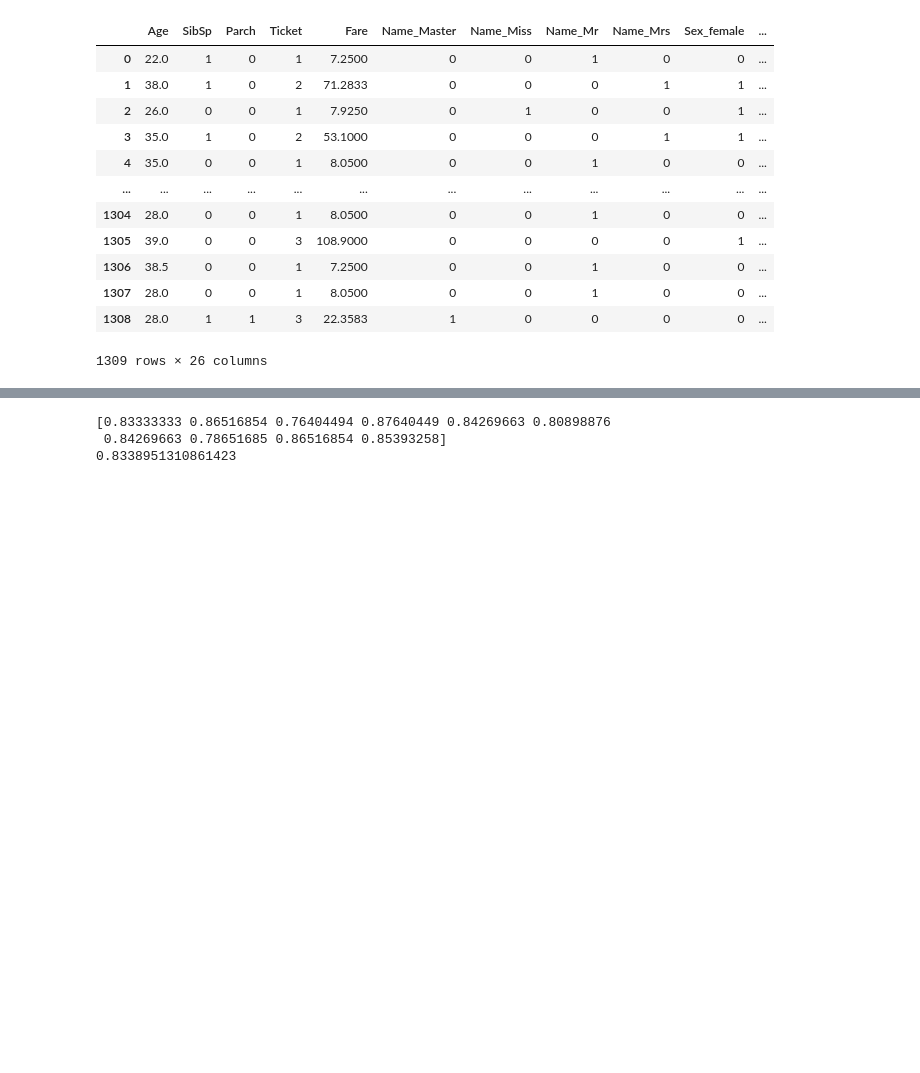
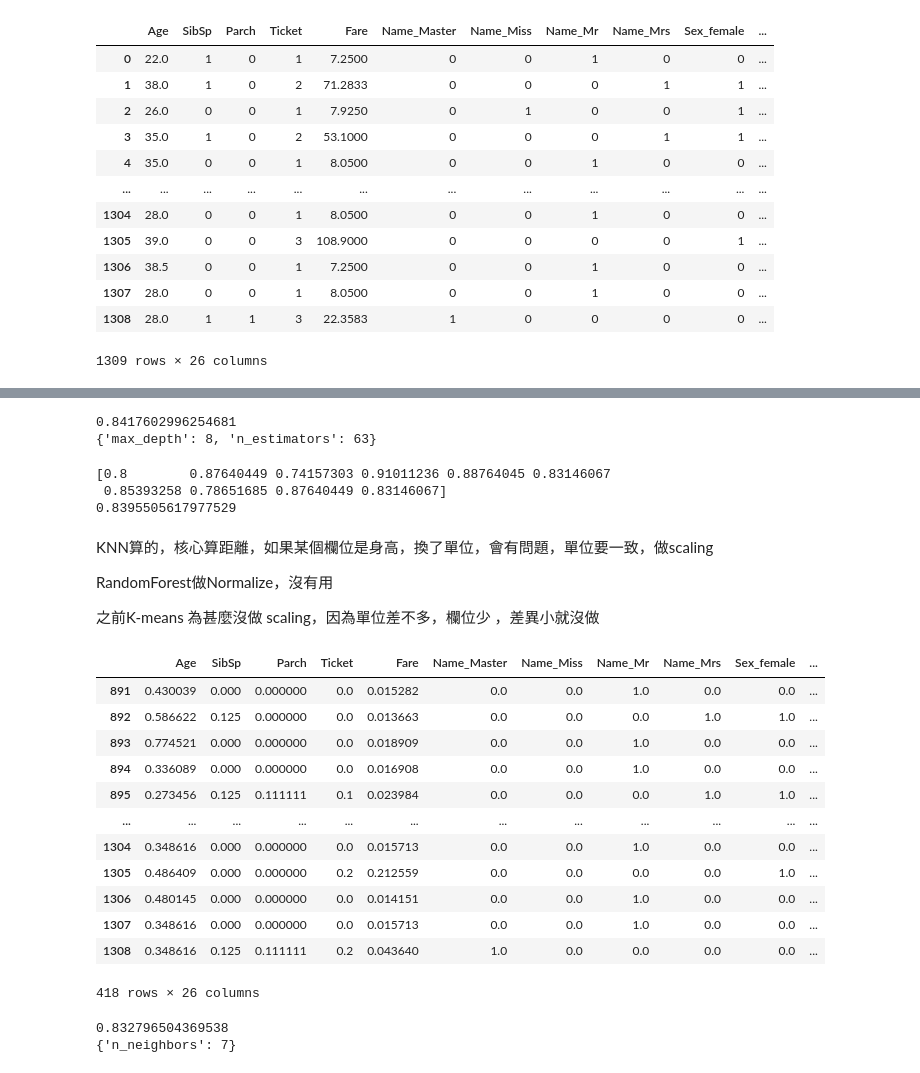
Before and after one commit to shemberlin/Tibame_AI, a Jupyter notebook: titanic.ipynb, the cells around one changed output, grey strips where cells are left out. Cells and saved outputs as stored; diff of their text form; code cells hidden in the pictures; blank space fills up the shorter version.

```diff
--- a/titanic.ipynb
+++ b/titanic.ipynb
@@ -209,14 +398,30 @@ Name: Survived, Length: 891, dtype: int64
 # %%
 from sklearn.model_selection import cross_val_score
+# %%
+from sklearn.ensemble import RandomForestClassifier
+from sklearn.model_selection import GridSearchCV
+params = {
+    "n_estimators":range(20,100),
+    "max_depth":range(4,11)
+}
+clf=RandomForestClassifier(random_state=1)
+cv=GridSearchCV(clf, params, cv=10, n_jobs=-1)
+cv.fit(x_train, y_train)
+print(cv.best_score_)
+print(cv.best_params_)
+# %% [output]
+0.8417602996254681
+{'max_depth': 8, 'n_estimators': 63}
 # %%
+#隨機性來自隨機森林，隨機放棄資料
 import numpy as np
-from sklearn.ensemble import RandomForestClassifier
+
 from sklearn.model_selection import cross_val_score
-clf = RandomForestClassifier(n_estimators=25, max_depth=5, random_state=1)
+clf = RandomForestClassifier(n_estimators=63, max_depth=7)
 scores = cross_val_score(clf, x_train, y_train, cv=10, n_jobs=-1)
 print(scores)
 print(np.average(scores))
 # %% [output]
-[0.83333333 0.86516854 0.76404494 0.87640449 0.84269663 0.80898876
- 0.84269663 0.78651685 0.86516854 0.85393258]
-0.8338951310861423
+[0.8        0.87640449 0.74157303 0.91011236 0.88764045 0.83146067
+ 0.85393258 0.78651685 0.87640449 0.83146067]
+0.8395505617977529
@@ -222,0 +437,41 @@ print(np.average(scores))
+# %% [markdown]
+KNN算的，核心算距離，如果某個欄位是身高，換了單位，會有問題，單位要一致，做scaling
+
+RandomForest做Normalize，沒有用
+
+之前K-means 為甚麼沒做 scaling，因為單位差不多，欄位少 ，差異小就沒做
+# %%
+from sklearn.preprocessing import MinMaxScaler
+scaler = MinMaxScaler()
+datas_scale=scaler.fit_transform(datas)
+datas_scale=pd.DataFrame(datas_scale, columns=datas.columns)
+x_train_scale=datas_scale.iloc[:len(train_df)]
+x_predict_scale=datas_scale.iloc[len(train_df):]
+x_predict_scale
+# %% [output]
+|  | Age | SibSp | Parch | Ticket | Fare | Name_Master | Name_Miss | Name_Mr | Name_Mrs | Sex_female | ... |
+| 891 | 0.430039 | 0.000 | 0.000000 | 0.0 | 0.015282 | 0.0 | 0.0 | 1.0 | 0.0 | 0.0 | ... |
+| 892 | 0.586622 | 0.125 | 0.000000 | 0.0 | 0.013663 | 0.0 | 0.0 | 0.0 | 1.0 | 1.0 | ... |
+| 893 | 0.774521 | 0.000 | 0.000000 | 0.0 | 0.018909 | 0.0 | 0.0 | 1.0 | 0.0 | 0.0 | ... |
+| 894 | 0.336089 | 0.000 | 0.000000 | 0.0 | 0.016908 | 0.0 | 0.0 | 1.0 | 0.0 | 0.0 | ... |
+| 895 | 0.273456 | 0.125 | 0.111111 | 0.1 | 0.023984 | 0.0 | 0.0 | 0.0 | 1.0 | 1.0 | ... |
+| ... | ... | ... | ... | ... | ... | ... | ... | ... | ... | ... | ... |
+| 1304 | 0.348616 | 0.000 | 0.000000 | 0.0 | 0.015713 | 0.0 | 0.0 | 1.0 | 0.0 | 0.0 | ... |
+| 1305 | 0.486409 | 0.000 | 0.000000 | 0.2 | 0.212559 | 0.0 | 0.0 | 0.0 | 0.0 | 1.0 | ... |
+| 1306 | 0.480145 | 0.000 | 0.000000 | 0.0 | 0.014151 | 0.0 | 0.0 | 1.0 | 0.0 | 0.0 | ... |
+| 1307 | 0.348616 | 0.000 | 0.000000 | 0.0 | 0.015713 | 0.0 | 0.0 | 1.0 | 0.0 | 0.0 | ... |
+| 1308 | 0.348616 | 0.125 | 0.111111 | 0.2 | 0.043640 | 1.0 | 0.0 | 0.0 | 0.0 | 0.0 | ... |
+418 rows × 26 columns
+# %%
+from sklearn.neighbors import KNeighborsClassifier
+params = {
+    "n_neighbors":range(5,100)
+}
+clf=KNeighborsClassifier()
+cv=GridSearchCV(clf, params, cv=10, n_jobs=-1)
+cv.fit(x_train_scale, y_train)
+print(cv.best_score_)
+print(cv.best_params_)
+# %% [output]
+0.832796504369538
+{'n_neighbors': 7}
```
Also changed, not shown: parts of 25 cells of this notebook.
